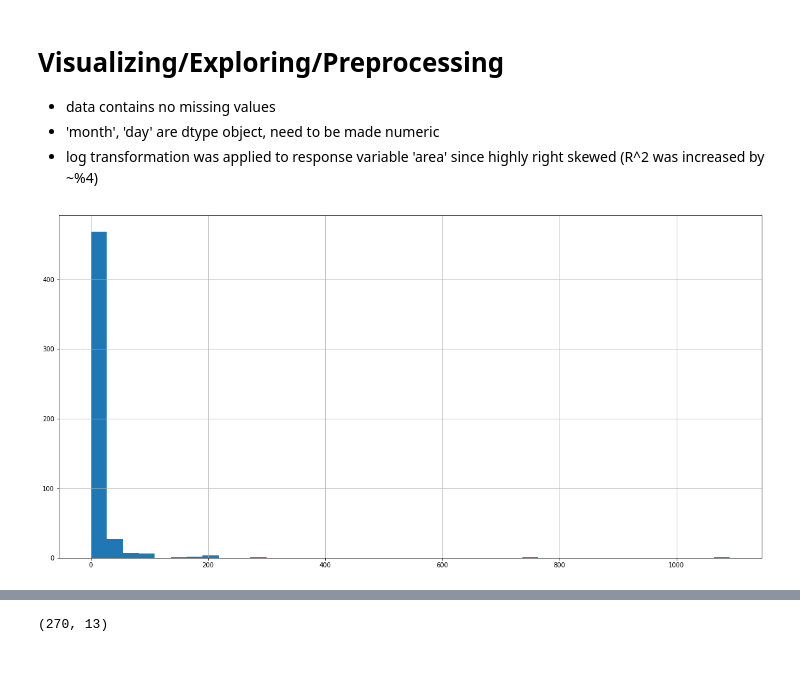
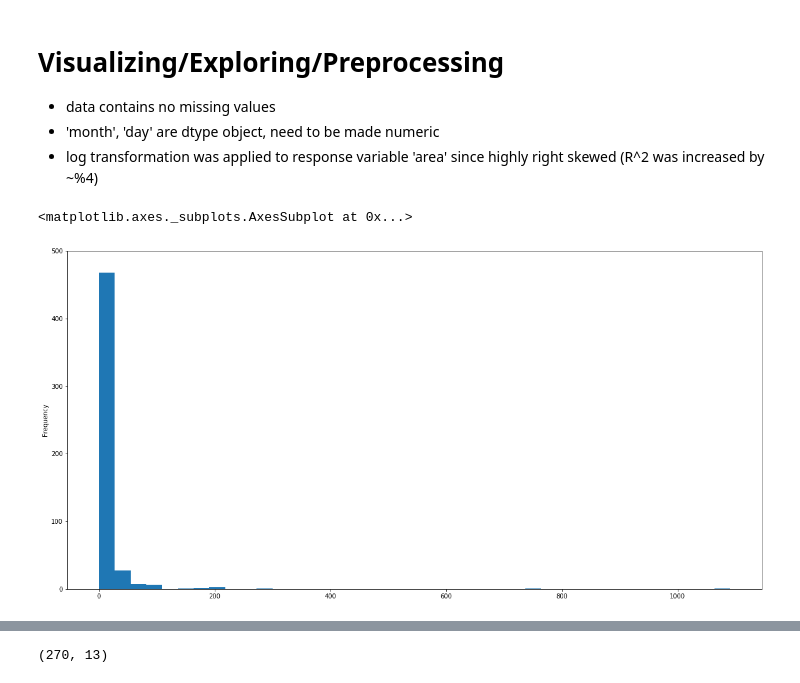
Before and after one commit to annamarianau/ml_project_regression, a Jupyter notebook: forest_fires.ipynb, the cells around one changed output, grey strips where cells are left out. Saved outputs shown, nothing was run; the diff lists cells and outputs as text; code cells hidden in the pictures.

```diff
--- a/forest_fires.ipynb
+++ b/forest_fires.ipynb
@@ -110,12 +110,16 @@ print(data.head(10))
 # %%
 ## Convert 'month', 'day' to numeric variables
 data2 = data
-data2['area'].hist(bins = 40, figsize=(20,10))
 data2['month'] = pd.to_datetime(data['month'], format = '%b').dt.month
 data2['day'] = data['day'].apply(lambda x: time.strptime(x, '%a')).apply(lambda x: x.tm_wday)
 
 #data2.info()
 #data2.describe()
-# %% [output]
-[figure, removed]
+# %%
+## Explore repsonse variable 'area'
+data2['area'].plot.hist(bins = 40, figsize=(20,10), ylim=(0,500))
+#1 - (data2[data2['area'] == 0.0].shape[0]/data2.shape[0]) # for about 52% there is an obs. of a forest fire, 48% 'area' = 0.0
+# %% [output]
+<matplotlib.axes._subplots.AxesSubplot at 0x...>
+[figure, added]
 # %%
```
Also changed, not shown: parts of 7 cells of this notebook.
